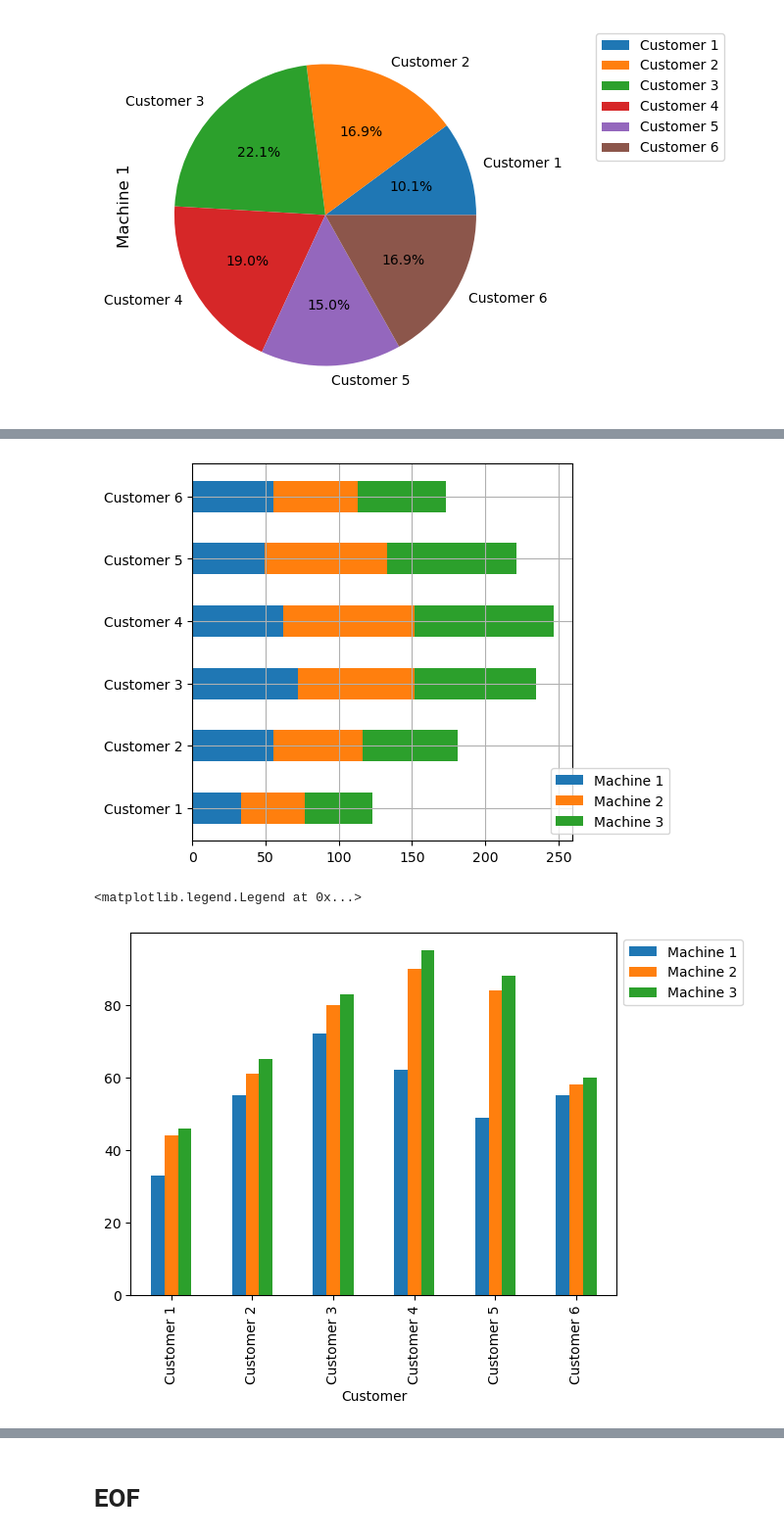
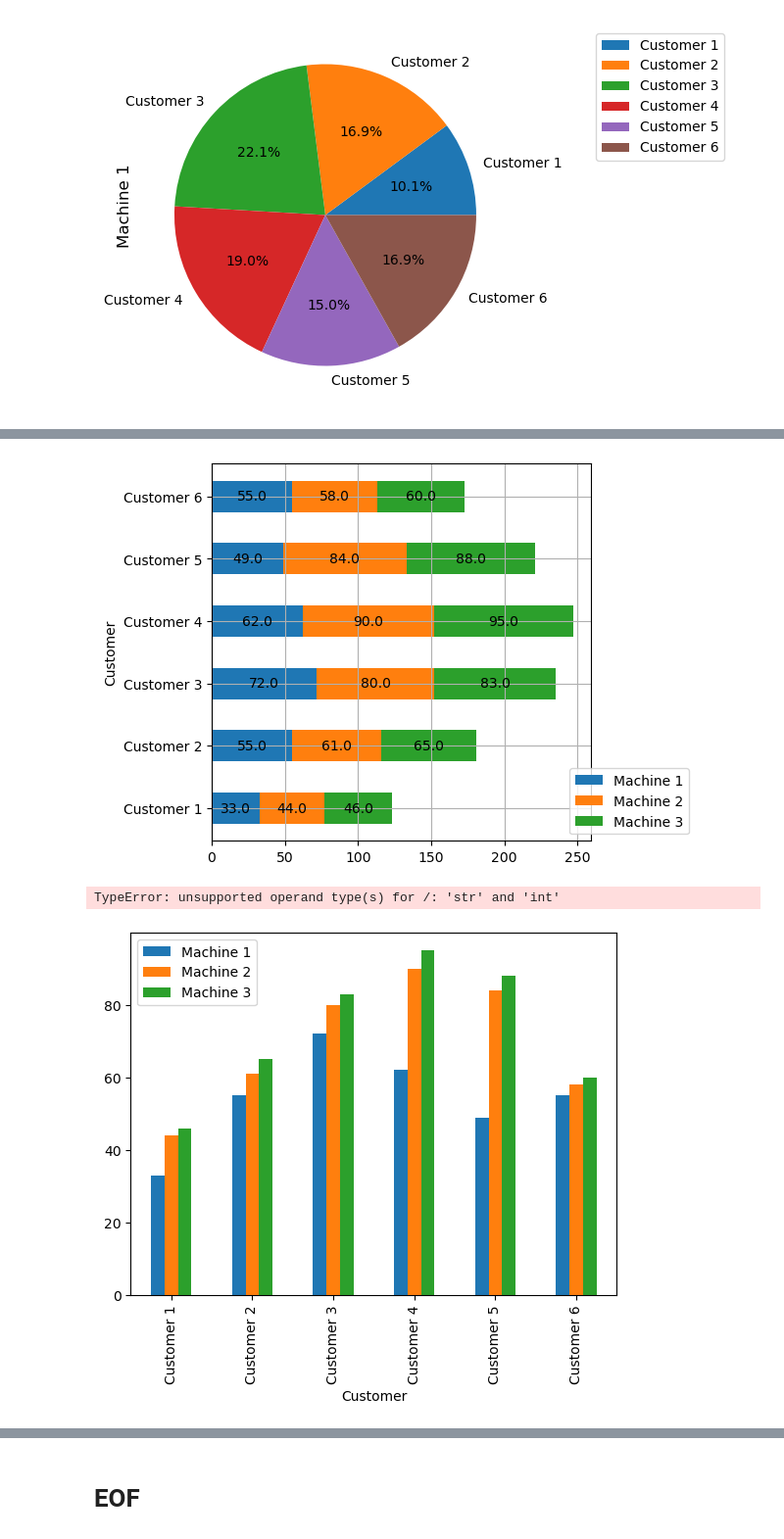
Before and after one commit to AlitheiaDeus/SiT_2301046, a Jupyter notebook: DA/Practice.ipynb, the cells around one changed output, grey strips where cells are left out. Shown: that part at 98% size. Saved outputs shown, nothing was run; the diff lists cells and outputs as text; code cells hidden in the pictures.

```diff
--- a/DA/Practice.ipynb
+++ b/DA/Practice.ipynb
@@ -415,10 +415,14 @@ plt.show()
 # %% [output]
 [figure]
 # %%
-fig, axes = plt.subplots(1, len(machines), figsize = (15,5))
+fig, axes = plt.subplots(1, len(machines), figsize = (15, 5))
 
 for ax, machine in zip(axes, machines):
-    ax.bar(df['Customer'], df[machine], label = machine)
+    bars = ax.bar(df['Customer'], df[machine], label = machine)
+    for bar in bars:
+        x = bar.get_x() + bar.get_width() / 2
+        y = bar.get_height() + 0.2
+        ax.text(x, y, f"{bar.get_height()}", ha = 'center', va = 'bottom')  # Add text with formatting
 
     ax.grid(True)
     ax.tick_params(axis = 'x', rotation = 90)
@@ -431,18 +435,31 @@ plt.figure(figsize = (5, 5))
 stack = 0
 
 for machine in machines:
-    plt.barh(df['Customer'], df[machine], left = stack, label = machine, height = 0.5)
+    bar_width = df[machine].values.tolist()
+    bars = plt.barh(df['Customer'], df[machine], left = stack, label = machine, height = 0.5)
     stack += df[machine]
 
+    for bar, width in zip(bars, bar_width):
+        x = bar.get_x() + bar.get_width() / 2  # Get the bar center x position
+        y = bar.get_y() + bar.get_height() / 2  # Get the bar center y position
+        ax = plt.gca()  # Get the current axes object
+        ax.text(x, y, f"{width:.1f}", ha = 'center', va = 'center')  # Add text with formatting
+
+plt.ylabel('Customer')
 plt.grid(True)
 plt.legend(bbox_to_anchor = (1.1, 0), loc = 'lower center')
 plt.show()
 # %% [output]
-[figure, old version]
+[figure, new version]
 # %%
 df.plot(kind = 'bar', x = 'Customer', stacked = False)
 
+for i, value in enumerate(df[df.columns[1:]]):  # Loop through data columns (except 'Customer')
+    x = i + 0.5  # Adjust x-position for centering (adjust as needed)
+    y = value / 2  # Calculate y-position (half of the total value)
+    plt.annotate(f"{value:.2f}", (x, y), ha='center', va='center', fontsize=8)
+
 plt.legend(bbox_to_anchor = (1,1), loc = 'upper left')
 # %% [output]
-<matplotlib.legend.Legend at 0x...>
+TypeError: unsupported operand type(s) for /: 'str' and 'int'
-[figure, old version]
+[figure, new version]
```
Also changed, not shown: parts of 2 cells of this notebook.
